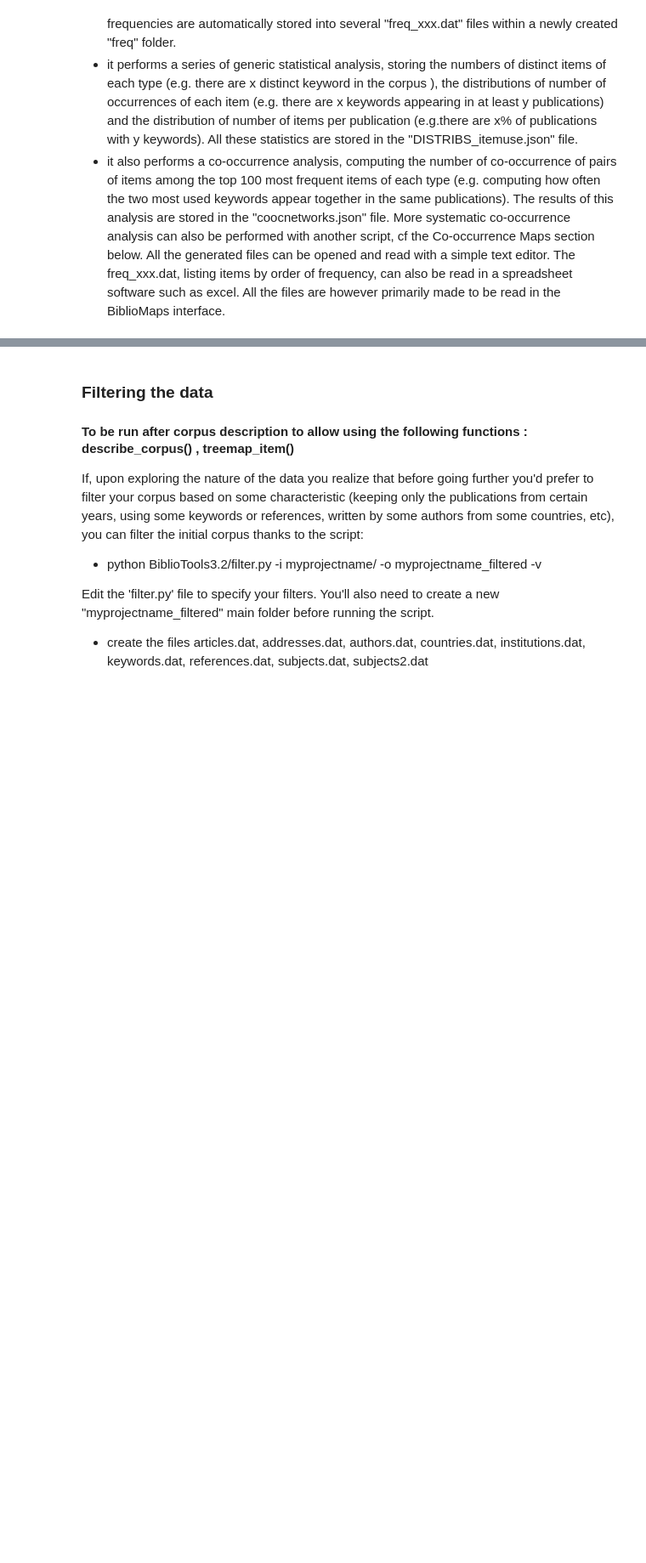
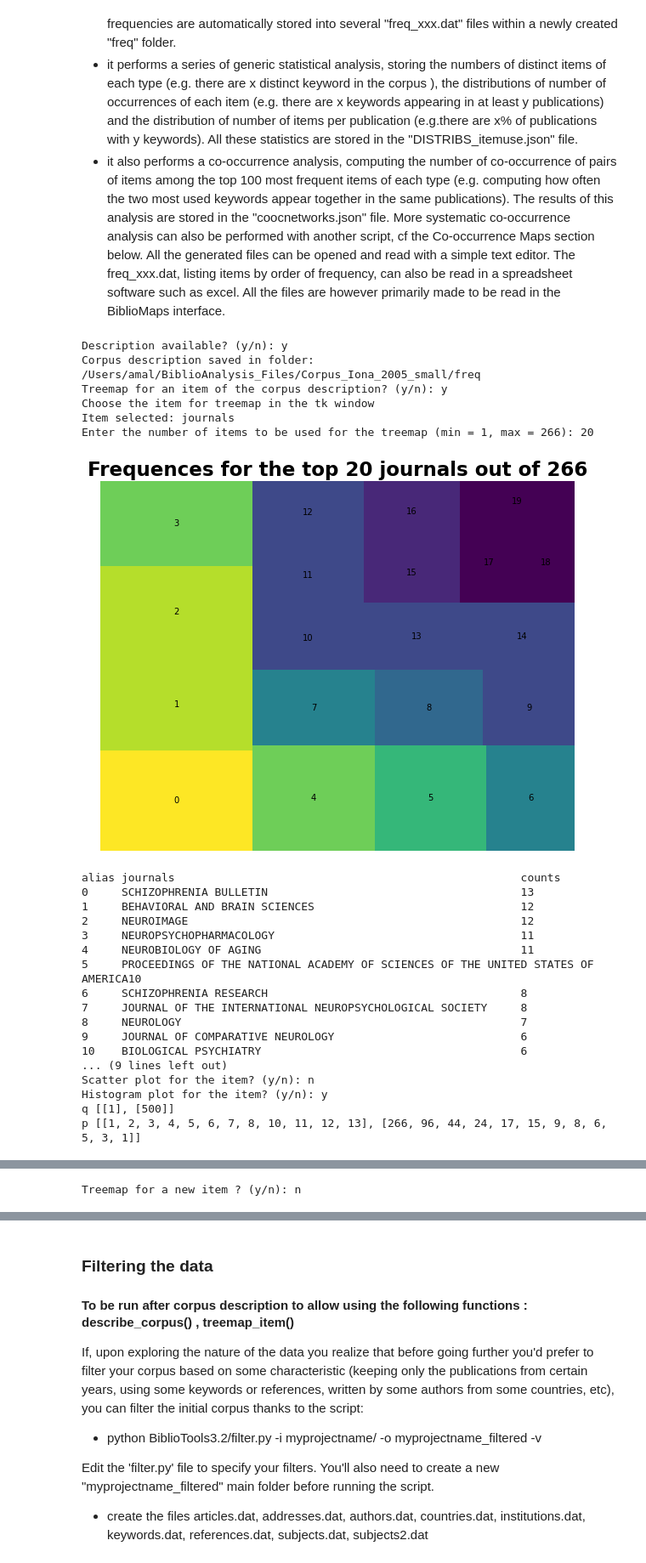
Before and after one commit to IonaBrenac/BiblioAnalysis, a Jupyter notebook: BiblioAnalysis_OnDev.ipynb, the cells around one changed output, grey strips where cells are left out. Shown at 85% size. Drawn from its saved outputs; the diff is of its cells as text; code cells hidden in the pictures; blank space fills up the shorter version.

Commit message:
Updated plot_histo function in BiblioDescription.py and added its use in the corpus description of BiblioAnalysis_OnDev.ipynb

```diff
--- a/BiblioAnalysis_OnDev.ipynb
+++ b/BiblioAnalysis_OnDev.ipynb
@@ -179,35 +260,65 @@ import BiblioAnalysis_Utils as bau
 ## ##################################################
 ## ##################################################
 ## ##################################################
 ## Building the names of the useful folders
 
     # Folder containing the wos or scopus parsed files
 in_dir_corpus = out_dir_parsing
 
     # Folder containing the wos or scopus parsed and analysed files
 out_dir_corpus = root / Path(user['path2'] + myprojectname + 'freq')
 if not os.path.exists(out_dir_corpus):
     os.mkdir(out_dir_corpus)
 
 ## Running describe_corpus
 description_done = input("Description available? (y/n): ")
 if description_done == "n":
     verbose = False
     bau.describe_corpus(in_dir_corpus, out_dir_corpus, verbose)
 print("Corpus description saved in folder:", str(out_dir_corpus))
 
-## Running plot of treemap for a selected item_treemap
+# Building the name of file for histogram plot of an item
+file_distrib_item = out_dir_corpus / Path('DISTRIBS_itemuse.json')
+
+## Running plot of treemap, scatter plot and histogram for a selected item_treemap
 do_treemap = input("Treemap for an item of the corpus description? (y/n): ")
 if do_treemap == 'y':
-    path_treemap = user['path2'] + myprojectname + 'freq/'
     renew_treemap = 'y'
     while renew_treemap == 'y' :
         print("Choose the item for treemap in the tk window")
         item_treemap = bau.item_selection()
-        file_name_treemap = root / Path(path_treemap + 'freq_'+ item_treemap +'.dat')
+        file_name_treemap = out_dir_corpus / Path('freq_'+ item_treemap +'.dat')
         print("Item selected:",item_treemap)
         bau.treemap_item(item_treemap, file_name_treemap)
-        do_plot = input("Scatter plot for the item? (y/n): ")
-        if do_plot == 'y':
+        do_scatter = input("Scatter plot for the item? (y/n): ")
+        if do_scatter == 'y':
             bau.plot_counts(item_treemap, file_name_treemap)
+        do_histo = input("Histogram plot for the item? (y/n): ")
+        if do_histo == 'y':
+            bau.plot_histo(item_treemap, file_distrib_item)
         renew_treemap = input("\n\nTreemap for a new item ? (y/n): ")
+# %% [output]
+Description available? (y/n): y
+Corpus description saved in folder: /Users/amal/BiblioAnalysis_Files/Corpus_Iona_2005_small/freq
+Treemap for an item of the corpus description? (y/n): y
+Choose the item for treemap in the tk window
+Item selected: journals
+Enter the number of items to be used for the treemap (min = 1, max = 266): 20
+[figure, added]
+alias journals                                                    counts
+0     SCHIZOPHRENIA BULLETIN                                      13
+1     BEHAVIORAL AND BRAIN SCIENCES                               12
+2     NEUROIMAGE                                                  12
+3     NEUROPSYCHOPHARMACOLOGY                                     11
+4     NEUROBIOLOGY OF AGING                                       11
+5     PROCEEDINGS OF THE NATIONAL ACADEMY OF SCIENCES OF THE UNITED STATES OF AMERICA10
+6     SCHIZOPHRENIA RESEARCH                                      8
+7     JOURNAL OF THE INTERNATIONAL NEUROPSYCHOLOGICAL SOCIETY     8
+8     NEUROLOGY                                                   7
+9     JOURNAL OF COMPARATIVE NEUROLOGY                            6
+10    BIOLOGICAL PSYCHIATRY                                       6
+... (9 lines left out)
+Scatter plot for the item? (y/n): n
+Histogram plot for the item? (y/n): y
+q [[1], [500]]
+p [[1, 2, 3, 4, 5, 6, 7, 8, 10, 11, 12, 13], [266, 96, 44, 24, 17, 15, 9, 8, 6, 5, 3, 1]]
@@ -213,0 +326 @@ if do_treemap == 'y':
+Treemap for a new item ? (y/n): n
```
Also changed, not shown: parts of 5 cells of this notebook, 1 other file.
